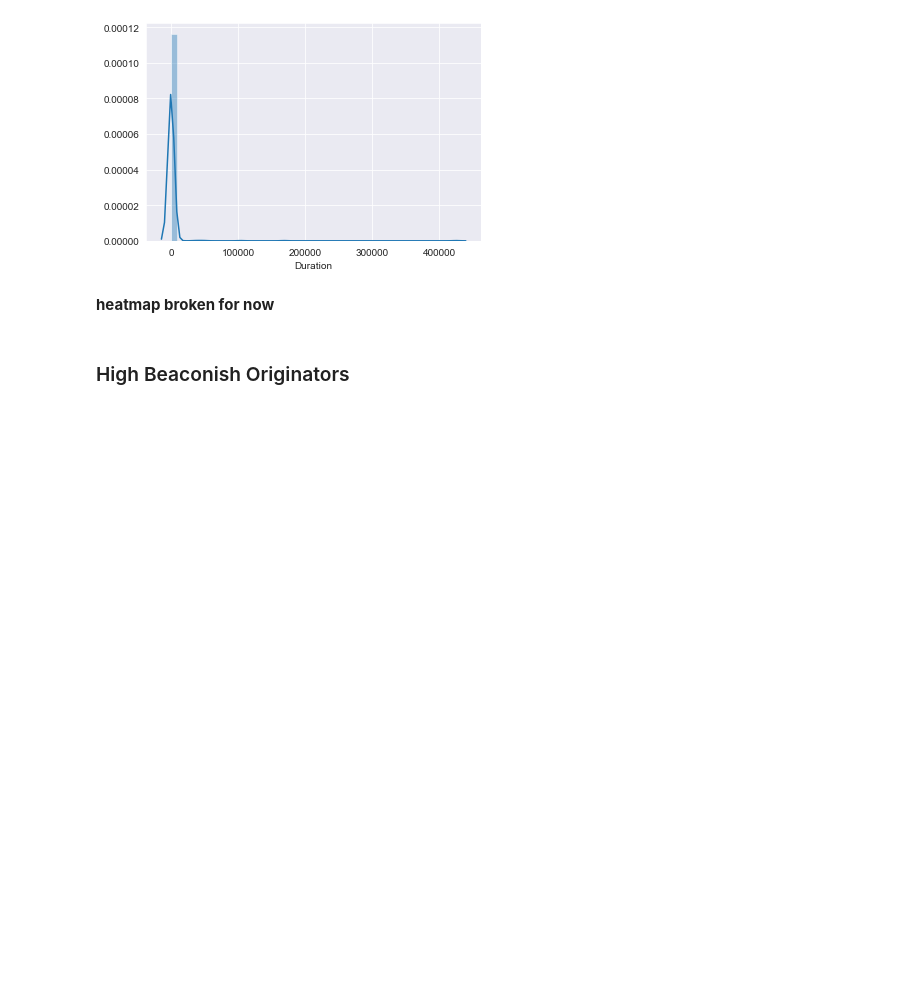
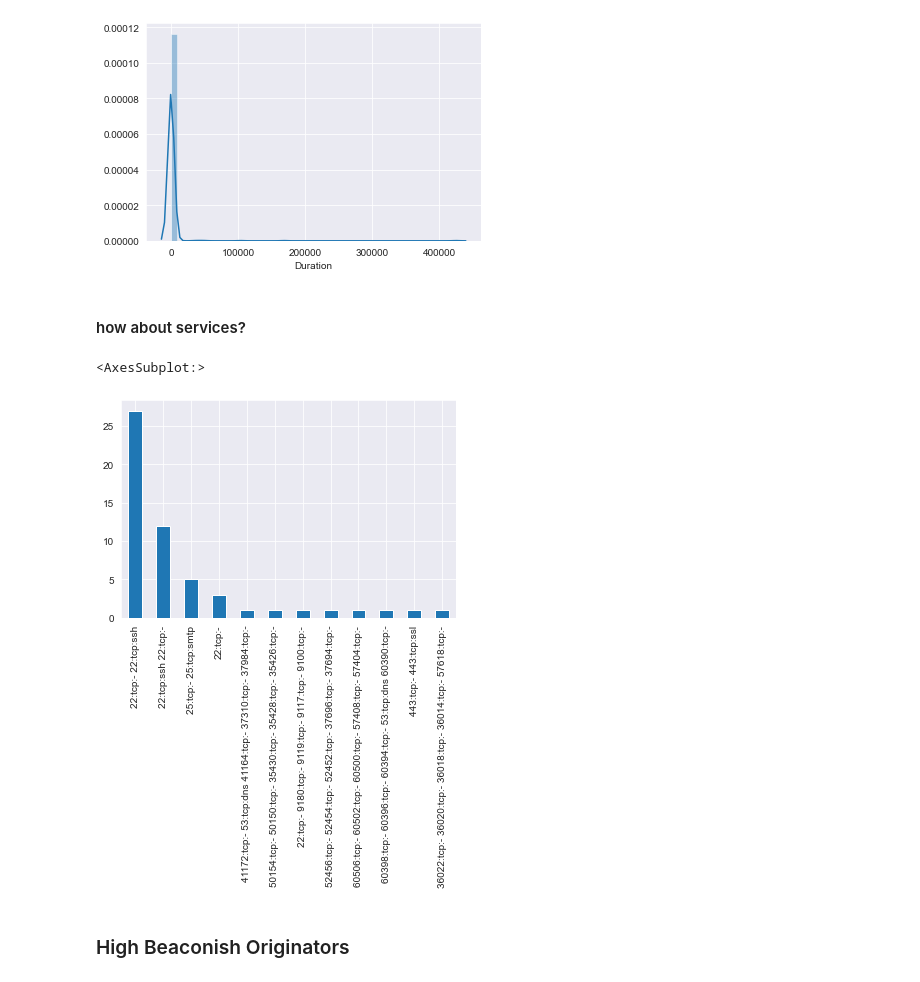
Before and after one commit to jsutch/RITA_Scripts, a Jupyter notebook: Zeek and RITA Analysis - Summary View - Scrubbed.ipynb, the cells around one changed output. Saved outputs shown, nothing was run; the diff lists cells and outputs as text; code cells hidden in the pictures; blank space fills up the shorter version.

```diff
--- a/Zeek and RITA Analysis - Summary View - Scrubbed.ipynb
+++ b/Zeek and RITA Analysis - Summary View - Scrubbed.ipynb
@@ -334,5 +731,3 @@ sns.distplot(df['Duration'])
 # %% [output]
 <AxesSubplot:xlabel='Duration'>
 [figure]
-# %% [markdown]
-**heatmap broken for now**
@@ -343,3 +734,11 @@ sns.distplot(df['Duration'])
+# %% [markdown]
+#### how about services?
+# %%
+# The highest hits is fail2ban attempting to quash traffic, so we'll remove the ICMP entries
+df[~df['Port:Protocol:Service'].str.contains('icmp')]['Port:Protocol:Service'].value_counts().plot(kind='bar')
+# %% [output]
+<AxesSubplot:>
+[figure, added]
 # %% [markdown]
 ### High Beaconish Originators
 # %%
```
Also changed, not shown: parts of 86 cells of this notebook, 1 other file.
